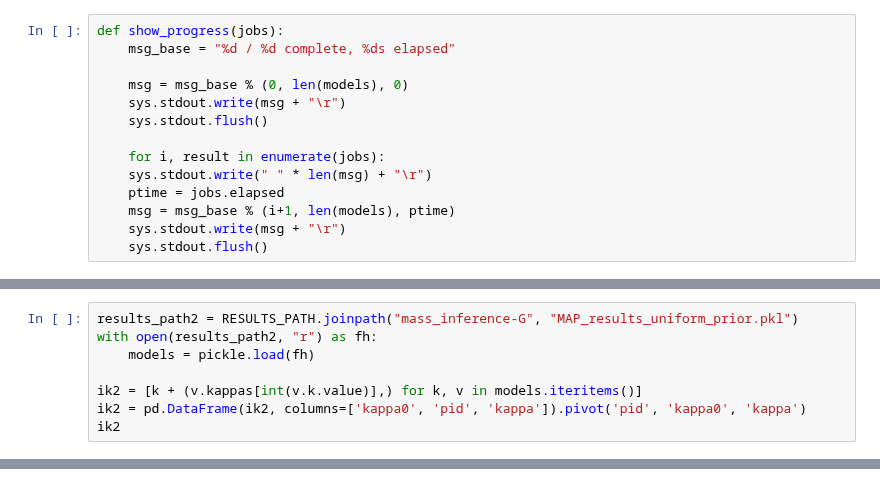
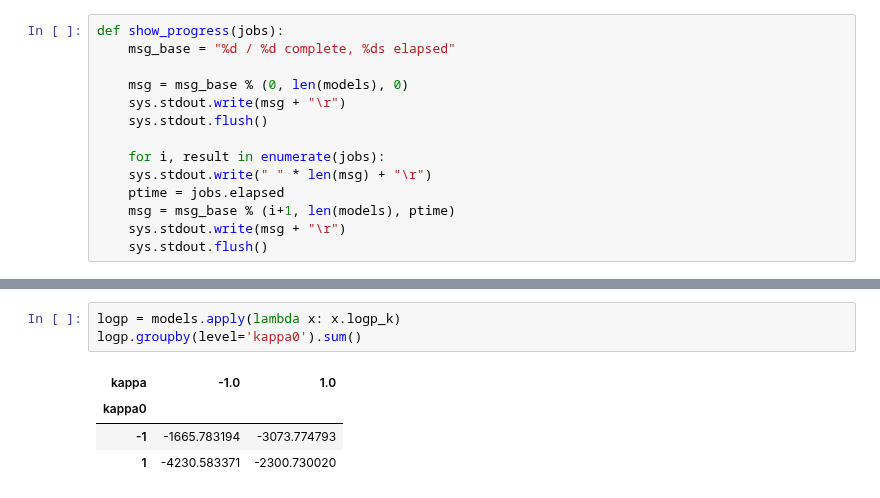
Before and after one commit to berkeley-cocosci/mass-inference, a Jupyter notebook: lib/mass/analysis/mass_inference-G-fall.ipynb, the cells around one changed output, grey strips where cells are left out. Cells and saved outputs as stored; diff of their text form.

```diff
--- a/lib/mass/analysis/mass_inference-G-fall.ipynb
+++ b/lib/mass/analysis/mass_inference-G-fall.ipynb
@@ -155,8 +154,0 @@ array([[<matplotlib.axes.AxesSubplot object at 0x...>,
-# %%
-results_path2 = RESULTS_PATH.joinpath("mass_inference-G", "MAP_results_uniform_prior.pkl")
-with open(results_path2, "r") as fh:
-    models = pickle.load(fh)
-
-ik2 = [k + (v.kappas[int(v.k.value)],) for k, v in models.iteritems()]
-ik2 = pd.DataFrame(ik2, columns=['kappa0', 'pid', 'kappa']).pivot('pid', 'kappa0', 'kappa')
-ik2
@@ -175,0 +155,8 @@ array([[<matplotlib.axes.AxesSubplot object at 0x...>,
+# %%
+logp = models.apply(lambda x: x.logp_k)
+logp.groupby(level='kappa0').sum()
+# %% [output]
+| kappa | -1.0 | 1.0 |
+| kappa0 |  |  |
+| -1 | -1665.783194 | -3073.774793 |
+| 1 | -4230.583371 | -2300.730020 |
```
Also changed, not shown: parts of 11 cells of this notebook, 1 other file.
